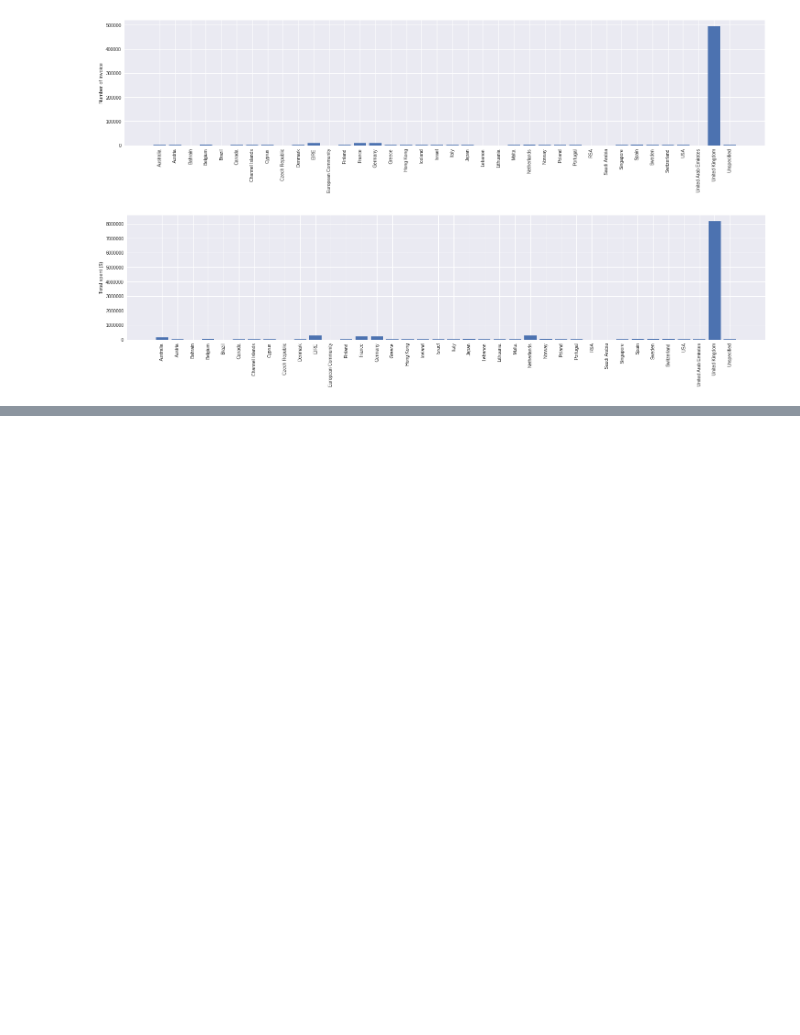
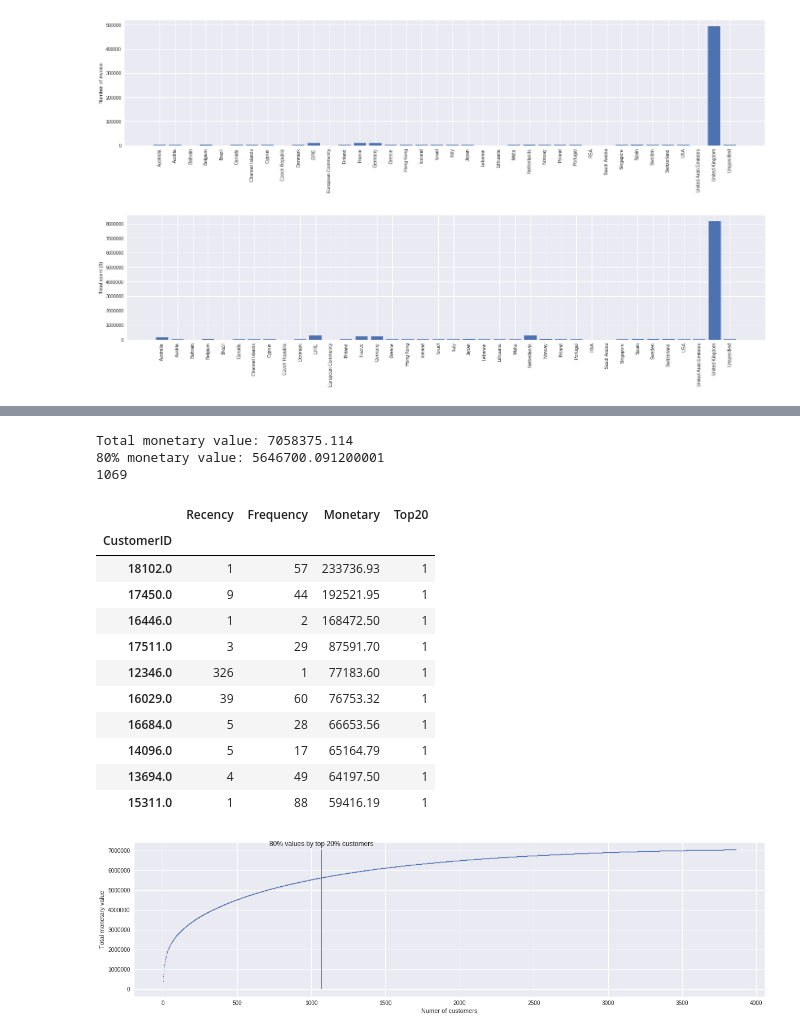
Before and after one commit to aunz/ds, a Jupyter notebook: Customer_segmentation.ipynb, the cells around one changed output, grey strips where cells are left out. Cells and saved outputs as stored; diff of their text form; code cells hidden in the pictures; blank space fills up the shorter version.

```diff
--- a/Customer_segmentation.ipynb
+++ b/Customer_segmentation.ipynb
@@ -198,0 +196,27 @@ New shape (361878, 9)
+# %%
+# create a new dataset
+data2 = data[
+    (data['CustomerID'].notnull()) & # CustomerID is present
+    (data['Country'] == 'United Kingdom') & # in UK
+    (data['InvoiceDate'] > pd.to_datetime('20101209')) & # After 2010-12-09
+    (data['Monetary'] > 0) # have actually spent money, not just bought stuff and then returned them all
+].drop(columns=['Country'])
+
+print('Unique CustomerID:', data2.CustomerID.nunique(), 'Unique InvoiceNo', data2.InvoiceNo.nunique())
+
+
+
+# Recency: number of days elapsed since the customer last purchased something
+data2['Recency'] = data2['InvoiceDate'].dt.date.max() + pd.to_timedelta('1 day') - data2['InvoiceDate'].dt.date # The maximum of InvoiceDate (2011-12-09) plus an extra day minus InvoiceDate
+data2['Recency'] = data2['Recency'].dt.days # convert to days in integer
+
+# now transform into a dataframe with CustomerID as row
+data2 = data2.groupby('CustomerID').agg({
+    'Recency': 'min',
+    'InvoiceNo': lambda x: x.nunique(),
+    'Monetary': lambda x: x.sum(),
+}).rename(columns={ 'InvoiceNo': 'Frequency' })
+
+
+print('New shape', data2.shape)
+data2.head(10)
@@ -198,0 +248,35 @@ New shape (361878, 9)
+# %%
+print('Total monetary value:', data2['Monetary'].sum())
+print('80% monetary value:', data2['Monetary'].sum() * 0.8)
+
+data2 = data2.sort_values('Monetary', ascending=False) # sort by monetary value from high to low
+
+# combined customers spent ~ 80% of the total
+data2['Top20'] = np.where(data2['Monetary'].cumsum() < data2['Monetary'].sum() * 0.8, 1, 0)
+print(data2['Top20'].sum())
+
+plt.figure(figsize=(20, 5))
+plt.plot(range(len(data2)), data2['Monetary'].cumsum(), '.', markersize=2.5)
+plt.vlines(data2['Top20'].sum(), 0, data2['Monetary'].sum(), alpha=0.5)
+plt.xlabel('Numer of customers')
+plt.ylabel('Total monetary value')
+plt.annotate('80% values by top 20% customers', (data2['Top20'].sum(), data2['Monetary'].sum() * 1.025), ha='center')
+
+data2[data2['Top20'] == 1].head(10)
+# %% [output]
+Total monetary value: 7058375.114
+80% monetary value: 5646700.091200001
+1069
+|  | Recency | Frequency | Monetary | Top20 |
+| CustomerID |  |  |  |  |
+| 18102.0 | 1 | 57 | 233736.93 | 1 |
+| 17450.0 | 9 | 44 | 192521.95 | 1 |
+| 16446.0 | 1 | 2 | 168472.50 | 1 |
+| 17511.0 | 3 | 29 | 87591.70 | 1 |
+| 12346.0 | 326 | 1 | 77183.60 | 1 |
+| 16029.0 | 39 | 60 | 76753.32 | 1 |
+| 16684.0 | 5 | 28 | 66653.56 | 1 |
+| 14096.0 | 5 | 17 | 65164.79 | 1 |
+| 13694.0 | 4 | 49 | 64197.50 | 1 |
+| 15311.0 | 1 | 88 | 59416.19 | 1 |
+[figure, added]
```
Also changed, not shown: parts of 24 cells of this notebook.
